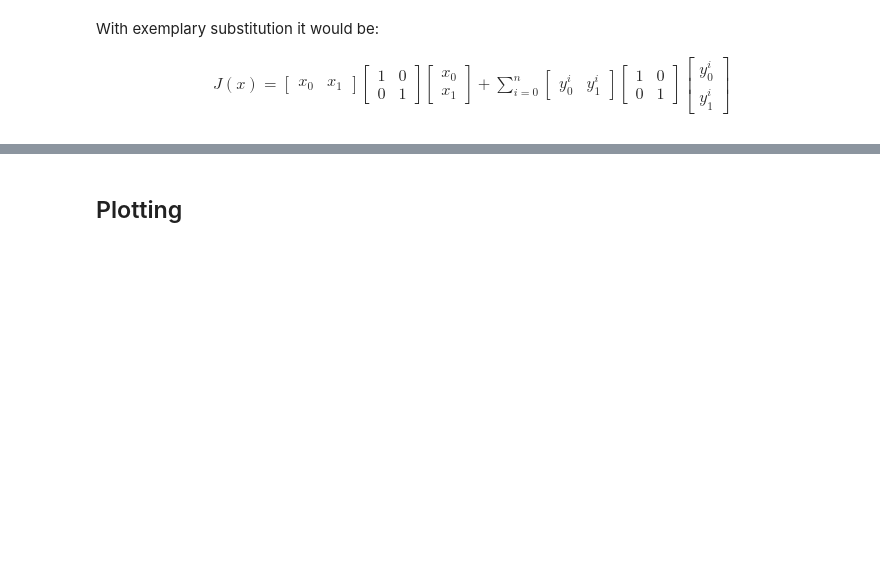
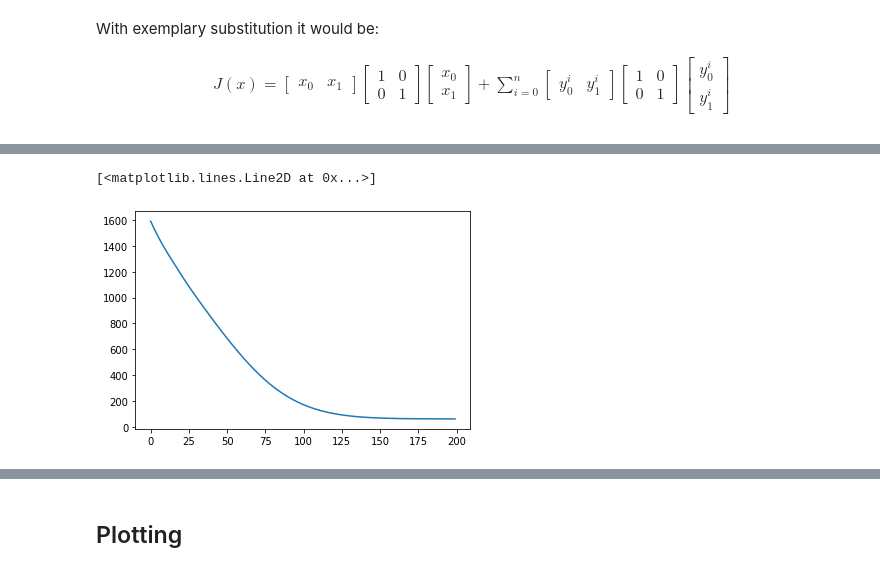
Before and after one commit to mtsokol/epidemic-modelling-workshop, a Jupyter notebook: Lab-part-2.ipynb, the cells around one changed output, grey strips where cells are left out. Cells and saved outputs as stored; diff of their text form; code cells hidden in the pictures; blank space fills up the shorter version.

```diff
--- a/Lab-part-2.ipynb
+++ b/Lab-part-2.ipynb
@@ -91,7 +91,7 @@ def model_x(x_pred, horizon=70):
 # %% [markdown]
 ### Loading dataset
 # %%
-data = pd.read_csv("New Zealand COVID active cases.csv", delimiter=";", )
+data = pd.read_csv('New Zealand COVID active cases.csv', delimiter=';')
 data.head()
 # %% [output]
 |  | Date | Active cases |
@@ -149,8 +134,4 @@ def custom_loss(prior, x_pred):
       tf.reduce_sum(tf.transpose(y-model_x(x_pred),perm=[0,2,1]) @ R_inv @ (y-model_x(x_pred)))
     return custom_loss
 # %%
-model.compile(
-    optimizer=tf.optimizers.Adam(learning_rate=0.001),
-    loss=custom_loss)
+opt = tf.optimizers.Adam(learning_rate=0.001)
-# %%
-model.fit(prior, prior, epochs=200, batch_size=2, shuffle=False)
@@ -175,0 +138,12 @@ Epoch 200/200
+# %%
+num_iters = 200
+penalty = np.zeros(num_iters, np.float64)
+
+for i in range(num_iters):
+    with tf.GradientTape() as tape:
+        loss = custom_loss(prior, trainable_weights)
+    grads = tape.gradient(loss, trainable_weights)
+    opt.apply_gradients([(grads, trainable_weights)])
+    penalty[i] = loss
+    if i % 10 == 0:
+        print(f'Loss for {i}th iteration: ', loss.numpy().squeeze())
@@ -176 +171,6 @@ Epoch 200/200
+# %%
+plt.plot(penalty)
+# %% [output]
+[<matplotlib.lines.Line2D at 0x...>]
+[figure, added]
 # %%
```
Also changed, not shown: parts of 16 cells of this notebook, 1 other file.
